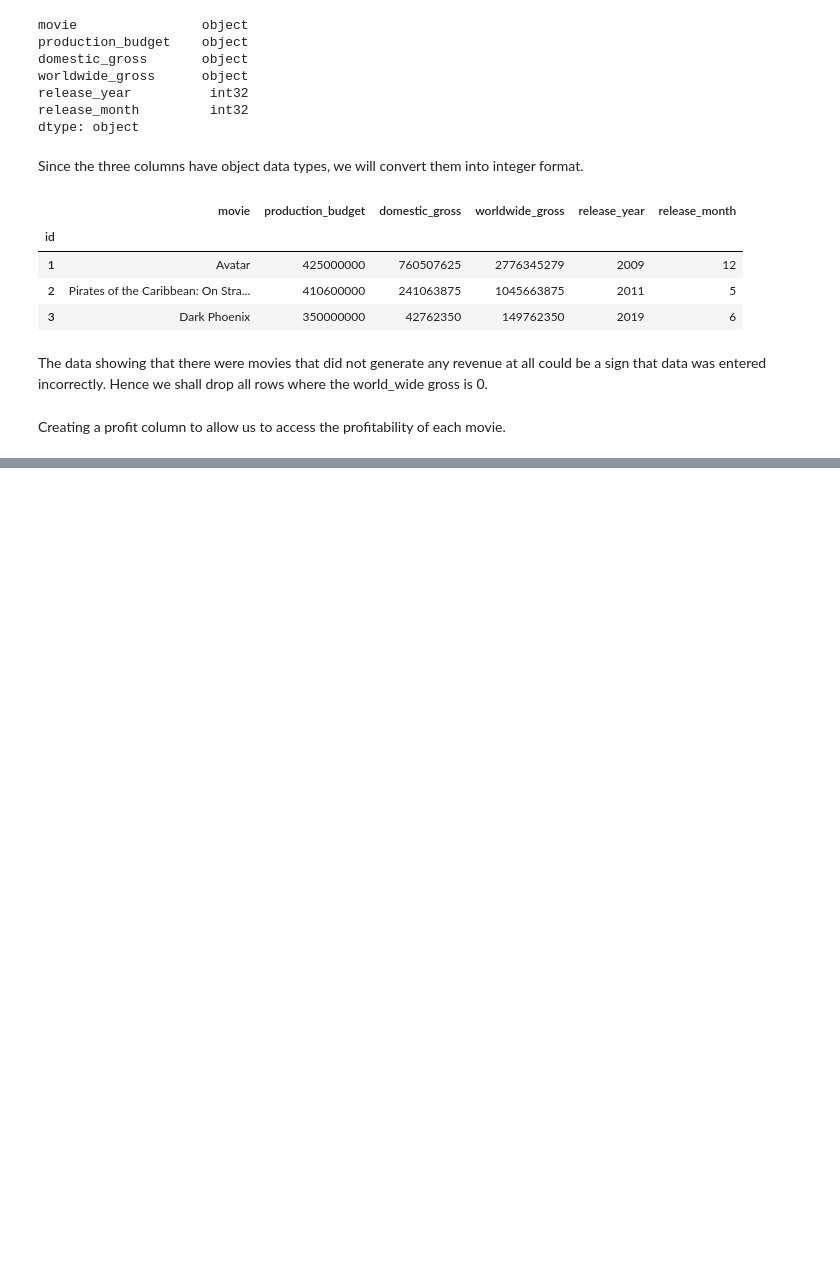
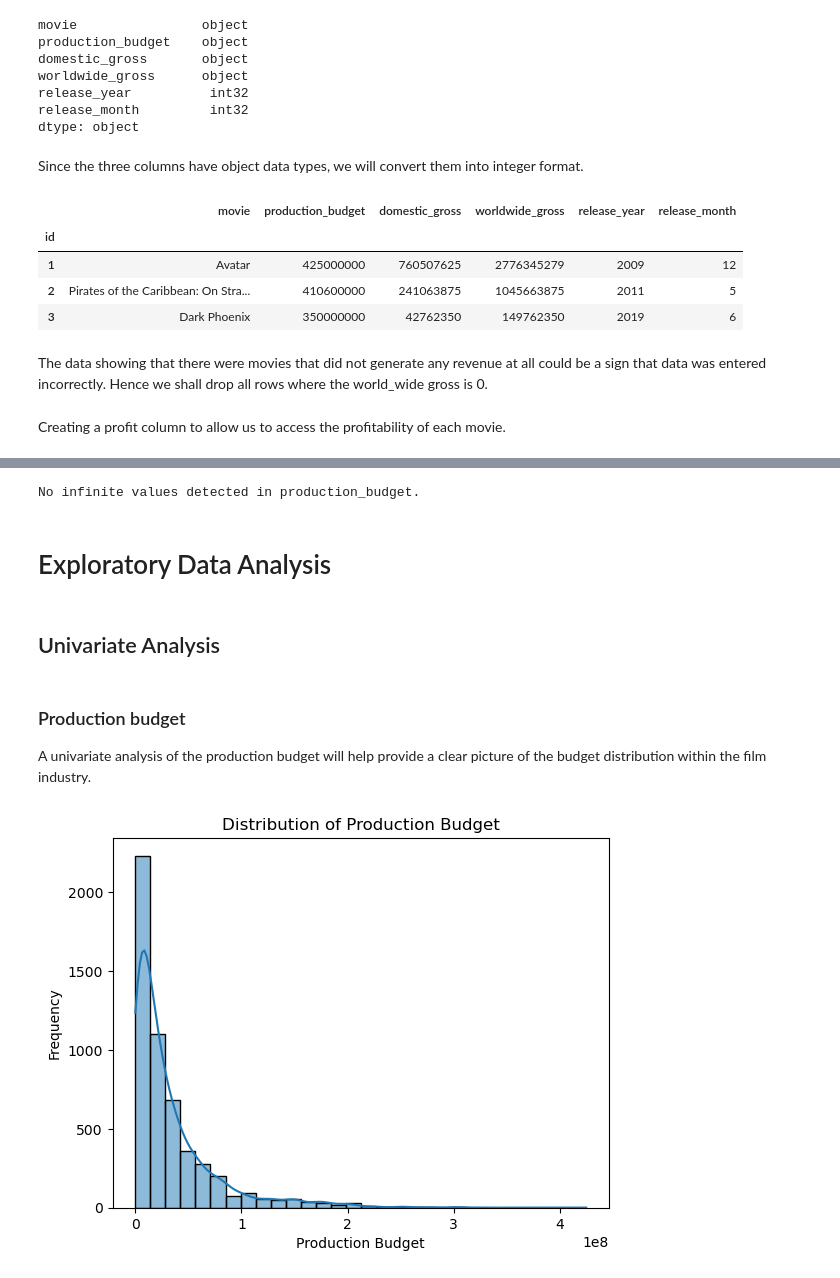
Before and after one commit to Gladwellchebelyon/GROUP7_BOX_OFFICE_MOVIES_ANALYSIS, a Jupyter notebook: Untitled.ipynb, the cells around one changed output, grey strips where cells are left out. Cells and saved outputs as stored; diff of their text form; code cells hidden in the pictures; blank space fills up the shorter version.

Commit message:
EDA Analysis of The Notebook Dataset

```diff
--- a/Untitled.ipynb
+++ b/Untitled.ipynb
@@ -263,3 +268,27 @@ TN_df.head()
 | 3 | Dark Phoenix | 350000000 | 42762350 | 149762350 | 2019 | 6 | -200237650 |
 | 4 | Avengers: Age of Ultron | 330600000 | 459005868 | 1403013963 | 2015 | 5 | 1072413963 |
 | 5 | Star Wars Ep. VIII: The Last Jedi | 317000000 | 620181382 | 1316721747 | 2017 | 12 | 999721747 |
+# %%
+if np.isinf(TN_df['production_budget']).any():
+    print("Infinite values detected in production_budget. Replacing with NaN.")
+    TN_df['production_budget'].replace([np.inf, -np.inf], np.nan, inplace=True)
+    TN_df.dropna(subset=['production_budget'], inplace=True)
+else:
+    print("No infinite values detected in production_budget.")
+# %% [output]
+No infinite values detected in production_budget.
+# %% [markdown]
+# Exploratory Data Analysis
+# %% [markdown]
+## Univariate Analysis
+# %% [markdown]
+### Production budget<br>
+A univariate analysis of the production budget will help provide a clear picture of the budget distribution within the film industry.
+# %%
+# Histogram
+sns.histplot(TN_df['production_budget'], bins=30, kde=True)
+plt.title('Distribution of Production Budget')
+plt.xlabel('Production Budget')
+plt.ylabel('Frequency');
+# %% [output]
+[figure, added]
```
Also changed, not shown: parts of 14 cells of this notebook, 1 other file.
